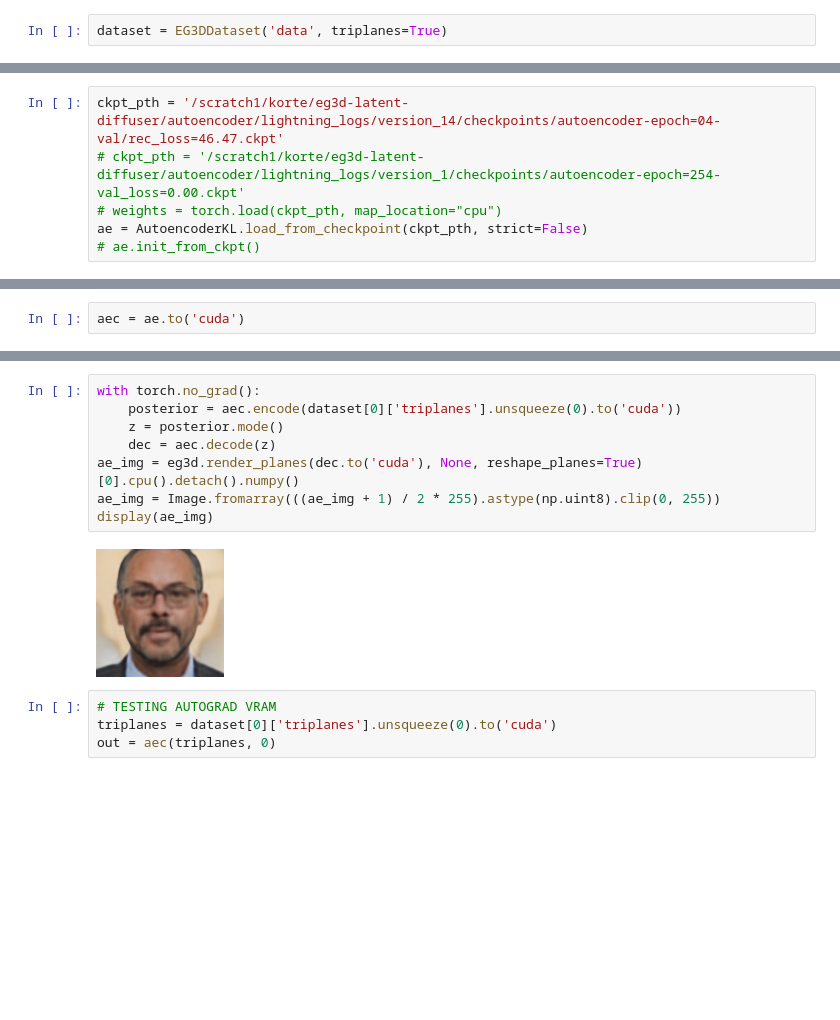
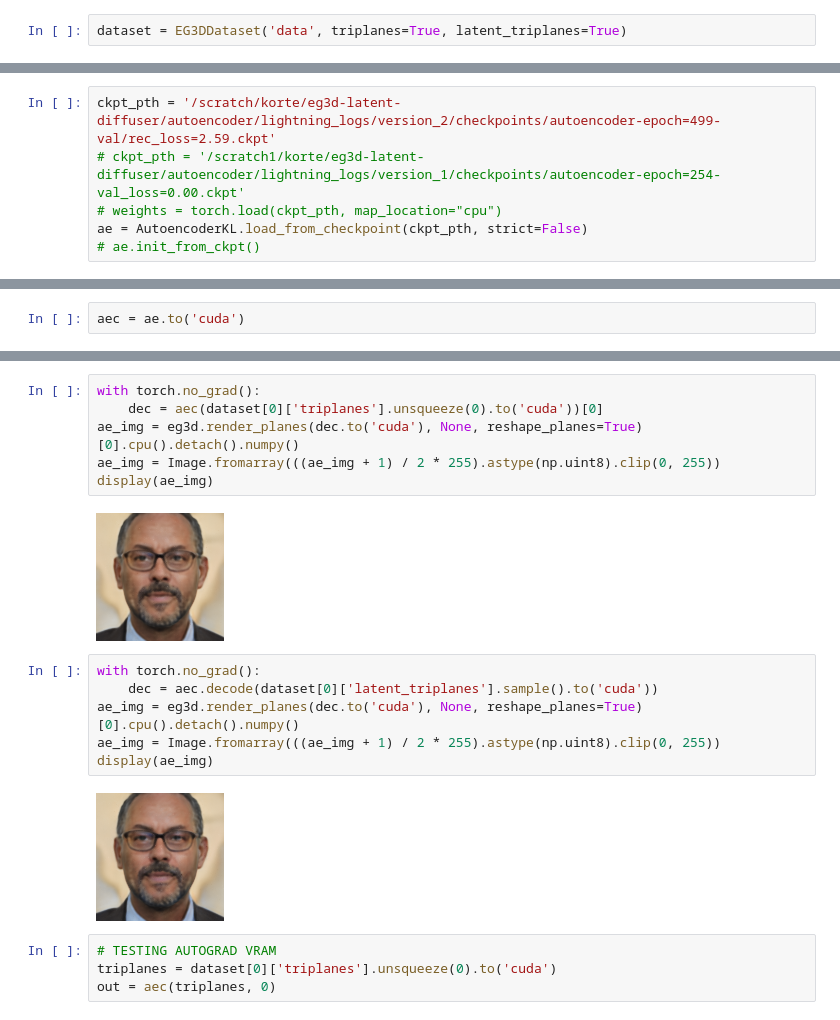
Before and after one commit to Stelath/eg3d-diffused, a Jupyter notebook: interpreter/TestPlanes.ipynb, the cells around one changed output, grey strips where cells are left out. Saved outputs shown, nothing was run; the diff lists cells and outputs as text; blank space fills up the shorter version.

Commit message:
Finished Autoencoder + Started Diffuser Training Pipeline

```diff
--- a/interpreter/TestPlanes.ipynb
+++ b/interpreter/TestPlanes.ipynb
@@ -4,7 +4,7 @@ from eg3d_dataset import EG3DDataset
 from PIL import Image
 import numpy as np
 # %%
-dataset = EG3DDataset('data', triplanes=True)
+dataset = EG3DDataset('data', triplanes=True, latent_triplanes=True)
 # %%
 dataset[0]['triplanes'].shape
 # %% [output]
@@ -30,5 +23,5 @@ ae.configure_sharded_model()
 # %%
-ckpt_pth = '/scratch1/korte/eg3d-latent-diffuser/autoencoder/lightning_logs/version_14/checkpoints/autoencoder-epoch=04-val/rec_loss=46.47.ckpt'
+ckpt_pth = '/scratch/korte/eg3d-latent-diffuser/autoencoder/lightning_logs/version_2/checkpoints/autoencoder-epoch=499-val/rec_loss=2.59.ckpt'
 # ckpt_pth = '/scratch1/korte/eg3d-latent-diffuser/autoencoder/lightning_logs/version_1/checkpoints/autoencoder-epoch=254-val_loss=0.00.ckpt'
 # weights = torch.load(ckpt_pth, map_location="cpu")
 ae = AutoencoderKL.load_from_checkpoint(ckpt_pth, strict=False)
@@ -72,13 +75,19 @@ display(ae_img)
+# %%
+with torch.no_grad():
+    dec = aec(dataset[0]['triplanes'].unsqueeze(0).to('cuda'))[0]
+ae_img = eg3d.render_planes(dec.to('cuda'), None, reshape_planes=True)[0].cpu().detach().numpy()
+ae_img = Image.fromarray(((ae_img + 1) / 2 * 255).astype(np.uint8).clip(0, 255))
+display(ae_img)
+# %% [output]
+[figure, added]
 # %%
 with torch.no_grad():
-    posterior = aec.encode(dataset[0]['triplanes'].unsqueeze(0).to('cuda'))
-    z = posterior.mode()
-    dec = aec.decode(z)
+    dec = aec.decode(dataset[0]['latent_triplanes'].sample().to('cuda'))
 ae_img = eg3d.render_planes(dec.to('cuda'), None, reshape_planes=True)[0].cpu().detach().numpy()
 ae_img = Image.fromarray(((ae_img + 1) / 2 * 255).astype(np.uint8).clip(0, 255))
 display(ae_img)
 # %% [output]
-[figure, old version]
+[figure, new version]
 # %%
 # TESTING AUTOGRAD VRAM
 triplanes = dataset[0]['triplanes'].unsqueeze(0).to('cuda')
```
Also changed, not shown: parts of 18 cells of this notebook, 7 other files.
